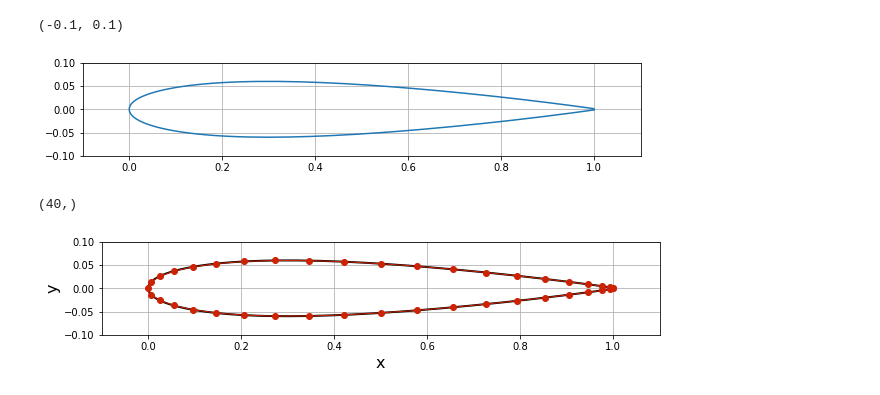
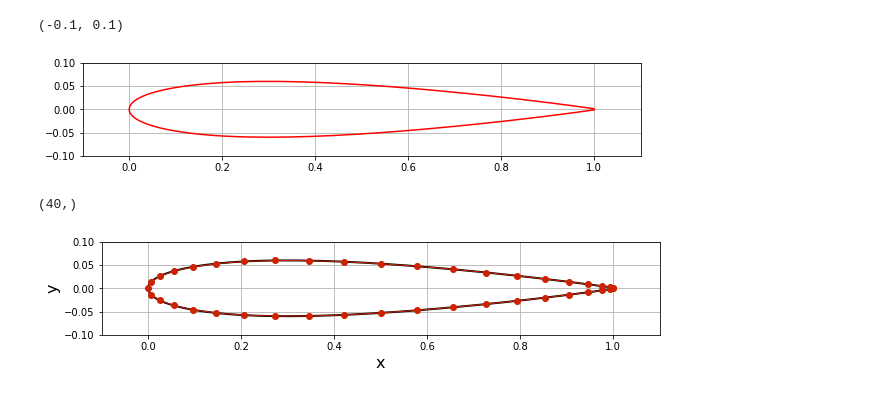
Before and after one commit to aniktarafder/MA6226, a Jupyter notebook: prac10.ipynb, the cells around one changed output. Cells and saved outputs as stored; diff of their text form; code cells hidden in the pictures.

```diff
--- a/prac10.ipynb
+++ b/prac10.ipynb
@@ -7,15 +7,15 @@ from scipy import integrate
 # %%
 x,y=numpy.loadtxt('naca0012.dat', unpack= True )
 width = 10
 pyplot.figure(figsize=(width, width))
 pyplot.grid()
-pyplot.plot(x,y)
+pyplot.plot(x,y, color = 'r')
 pyplot.axis('scaled', adjustable='box')
 pyplot.xlim(-0.1,1.1)
 pyplot.ylim(-0.1,0.1)
 # %% [output]
 (-0.1, 0.1)
-[figure, old version]
+[figure, new version]
 # %%
 class Panel:
     def __init__(self, xa, ya, xb, yb):
```
Also changed, not shown: parts of 8 cells of this notebook, 1 other file.
